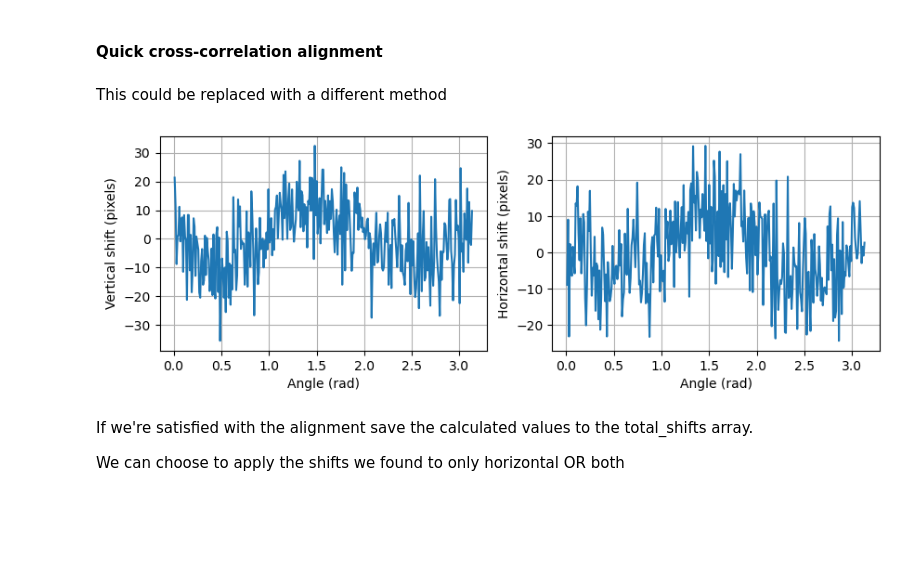
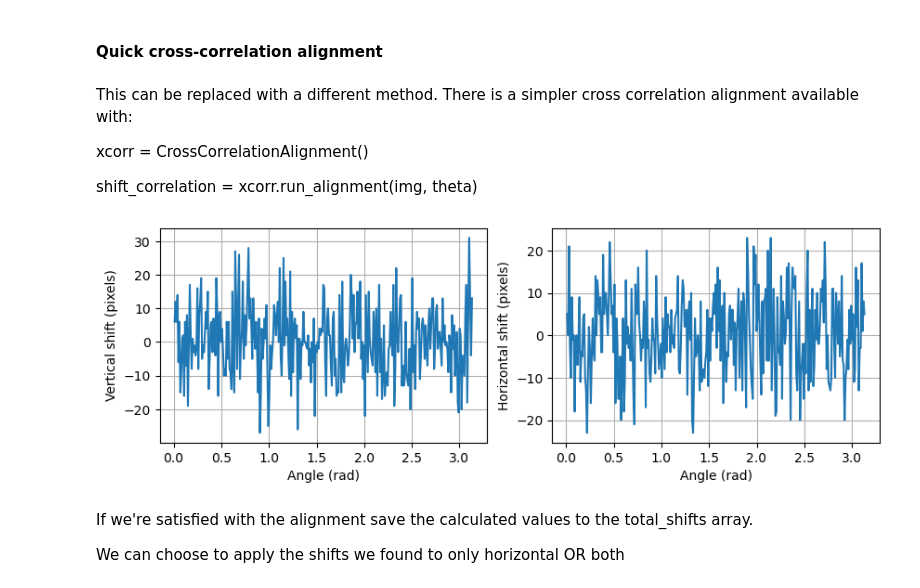
Before and after one commit to TomographicImaging/PtychographyAlignment, a Jupyter notebook: applications/alignment_pipeline.ipynb, the cells around one changed output. Cells and saved outputs as stored; diff of their text form; code cells hidden in the pictures; blank space fills up the shorter version.

Commit message:
Update final version of alignment_pipeline.ipynb notebook.

```diff
--- a/applications/alignment_pipeline.ipynb
+++ b/applications/alignment_pipeline.ipynb
@@ -14,11 +18,8 @@ No module named 'recast_tomo'
 # %% [markdown]
 #### Load data
 # %%
-# folder = '/mnt/share/ALC_ptychography_alignment/Experimental/connor_wright'
-# folder = '/dls/i13-1/data/2025/cm40629-5/processing/ptycho-tomo_alignment/i14_example_dataset/'
 folder = '/dls/i13-1/data/2025/cm40629-5/processing/ptycho-tomo_alignment/example_dataset/'
-file = folder + '/example_data.h5' #'/scan_275019_275199_tomo_complex.nxs'
-# img, theta, _ = utils.io_tools.load_data(file, data_key= '/entry1/data', angle_key = '/entry1/rotation_angle')
+file = folder + 'example_data.mat'
 img, theta, _ = utils.io_tools.load_data(file, data_key='stack_object', angle_key = 'theta')
 # img = img.transpose((1,2,0)) # transpose to shape [Ny, Nx, Nangles]
 # %% [output]
@@ -38,25 +38,55 @@ utils.display_tools.plot_3axes(img.real, array_name='', data_order=['Ny', 'Nx','
 # %% [markdown]
 Next choose a range to crop in vertical (Ny) and horizontal (Nx)
 # %%
+# Next choose a range to crop in vertical (Ny) and horizontal (Nx)
 [Ny, Nx, Nangles] = img.shape
-Ny_start = 10
+Ny_start = 25
 Ny_stop = Ny-Ny_start
-
-Nx_start = 10
+Nx_start = 25
 Nx_stop = Nx-Nx_start
 
-utils.display_tools.plot_crop(img.real, Nx_start, Nx_stop, Ny_start, Ny_stop, Nangles)
+object_ROI = [np.ceil(np.arange(Ny_start,Ny_stop)), np.ceil(np.arange(Nx_start,Nx_stop))]
+
+width_sinogram = np.ceil(len(object_ROI[1])/32)*32
+Nlayers = np.floor(len(object_ROI[0])/32)*32
+Nroi = [len(object_ROI[0]), len(object_ROI[1])]
+
+object_ROI = [object_ROI[0][int(np.ceil(Nroi[0]/2)-1)] + np.arange(1-Nlayers/2, Nlayers/2+1),
+              object_ROI[1][int(np.ceil(Nroi[1]/2)-1)] + np.arange(1-width_sinogram/2, width_sinogram/2+1)]
+
+Ny_start = int(object_ROI[0][0])
+Ny_stop = int(object_ROI[0][-1]+1)
+Nx_start = int(object_ROI[1][0])
+Nx_stop = int(object_ROI[1][-1]+1)
+
+theta_order = np.argsort(theta)
+theta_sorted = theta[theta_order]
+inv_order = np.argsort(theta_order)
+
+utils.display_tools.plot_crop(np.angle(img[:,:,theta_order]), Nx_start, Nx_stop, Ny_start, Ny_stop, Nangles)
 # %% [output]
 interactive(children=(IntSlider(value=157, description='slice_idx', max=314), Output()), _dom_classes=('widget…
 # %% [markdown]
 #### Quick cross-correlation alignment
 # %% [markdown]
-This could be replaced with a different method
+This can be replaced with a different method. There is a simpler cross correlation alignment available with:
+
+xcorr = CrossCorrelationAlignment()
+
+shift_correlation = xcorr.run_alignment(img, theta)
 # %%
-xcorr = CrossCorrelationAlignment()
-shift_correlation = xcorr.run_alignment(img[Ny_start:Ny_stop,Nx_start:Nx_stop,:], theta)
+aligner = XCorrelation()
+shift_correlation, variation, variation_aligned = aligner.run_alignment(
+    img[object_ROI[0].astype(int),:,:][:,object_ROI[1].astype(int),:],
+    theta,
+    roi=(slice(None), slice(None)),
+    binning=4,
+    max_iter=3,
+    filter_pos=1.0,
+    filter_data=0.01,
+)
 # %% [output]
-[figure, old version]
+[figure, new version]
 # %% [markdown]
 If we're satisfied with the alignment save the calculated values to the total_shifts array.
 
```
Also changed, not shown: parts of 21 cells of this notebook, 2 other files.
